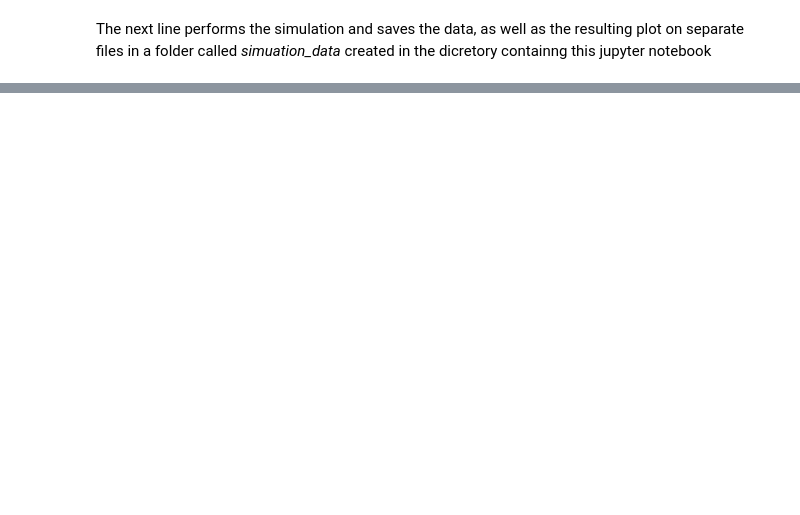
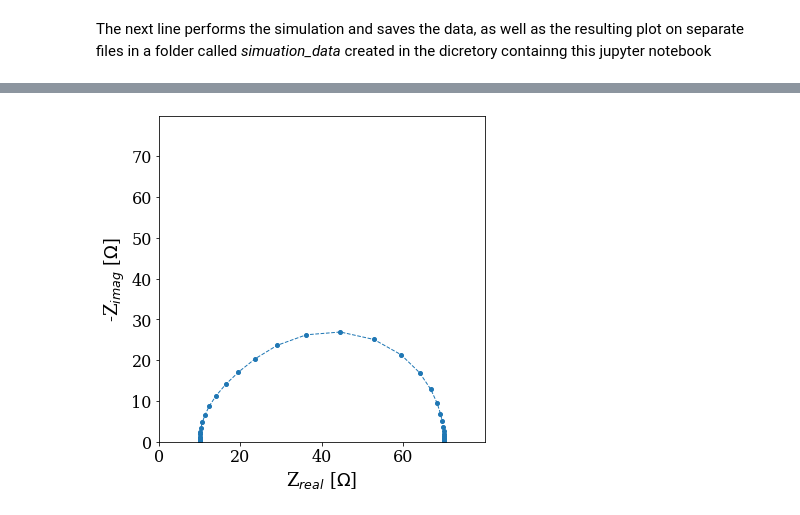
Before and after one commit to EISy-as-Py/eisy, a Jupyter notebook: examples/data_simulation_tutorial.ipynb, the cells around one changed output, grey strips where cells are left out. Drawn from its saved outputs; the diff is of its cells as text; code cells hidden in the pictures; blank space fills up the shorter version.

```diff
--- a/examples/data_simulation_tutorial.ipynb
+++ b/examples/data_simulation_tutorial.ipynb
@@ -70,0 +92,15 @@ file= data_simulation.RC_file_writer(f_start, f_stop, decades, R, C,'parallel',
+# %%
+f_start = 10**8
+f_stop = 0.01
+decades = 7
+f_range= circuits.freq_gen(f_start, f_stop, decades)
+Rs = 10 # ohm
+C= 2*10E-6 #F
+R1= 50   # ohm
+# %%
+circuit = circuits.cir_RsRCRC(f_range[1], Rs, R1,C, Rs,C)
+circuit_array = data_simulation.impedance_array(circuit)
+response= data_simulation.to_dataframe(f_range,circuit_array)
+plotting.nyquist_plot(response, 'shifted_double_semicircle_1',save_location='simulation_data/', save_image=False )
+# %% [output]
+[figure, added]
```
Also changed, not shown: parts of 20 cells of this notebook, 1 other file.
